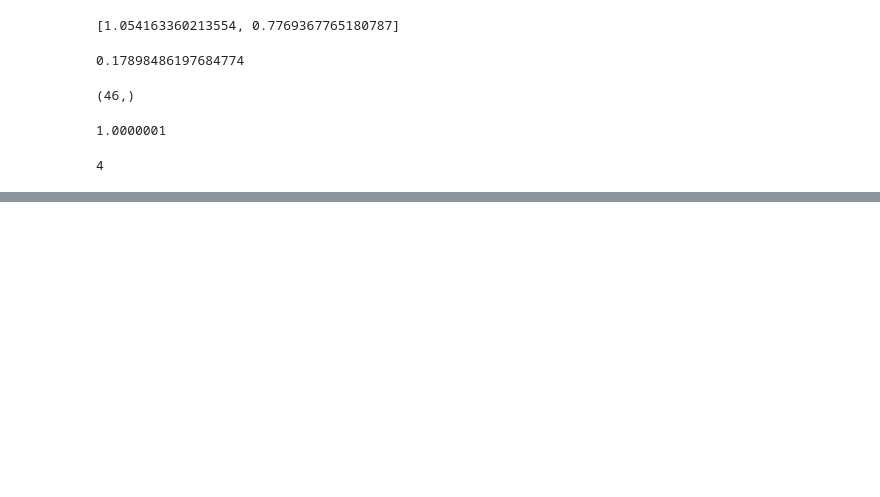
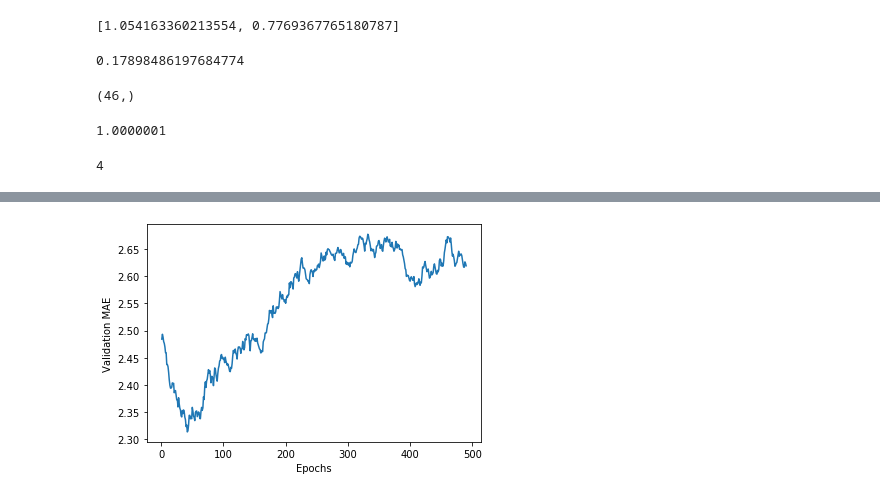
Before and after one commit to yeonsikC/Deep-Learning-with-Keras-Founders, a Jupyter notebook: DL_example.ipynb, the cells around one changed output, grey strips where cells are left out. Cells and saved outputs as stored; diff of their text form; code cells hidden in the pictures; blank space fills up the shorter version.

```diff
--- a/DL_example.ipynb
+++ b/DL_example.ipynb
@@ -591,0 +826,14 @@ np.argmax(predictions[0])
+# %%
+# 샘플 수가 적기 때문에 64갸의 유닛을 가진 2개의 은닉 층 사용.
+# 훈련 데이터가 적을수록 과대적합이 더 쉽게 일어나므로 작은 모델을 사용.
+from keras import models
+from keras import layers
+
+def build_model(): # 동일한 모델을 여러 번 생성할 것이므로 함수를 만들어 사용합니다.
+  model = models.Sequential()
+  model.add(layers.Dense(64, activation='relu',
+                         input_shape=(train_data.shape[1],)))
+  model.add(layers.Dense(64, activation='relu'))
+  model.add(layers.Dense(1))
+  model.compile(optimizer='rmsprop', loss='mse', metrics=['mae']) # MAE : Mean Absolute Error
+  return model # 선형회귀이므로 마지막에 어떠한 활성화 함수를 적용하면 안된다. 어떠한 범위라도 네트워크가 예측하도록 자유롭게 놔둬야 함.
@@ -591,0 +932,21 @@ np.argmax(predictions[0])
+# %%
+# 곡선을 좀 더 부드럽게 보기
+# 처음 10개의 데이터 포인트를 제외한 검증 점수 그리기
+def smooth_curve(points, factor=0.9):
+  smoothed_points = []
+  for point in points:
+    if smoothed_points:
+      previous = smoothed_points[-1]
+      smoothed_points.append(previous * factor + point * (1 - factor))
+    else:
+      smoothed_points.append(point)
+  return smoothed_points
+
+smooth_mae_history = smooth_curve(average_mae_history[10:])
+
+plt.plot(range(1, len(smooth_mae_history) +1), smooth_mae_history)
+plt.xlabel('Epochs')
+plt.ylabel('Validation MAE')
+plt.show()
+# %% [output]
+[figure, added]
```
Also changed, not shown: parts of 26 cells of this notebook.
